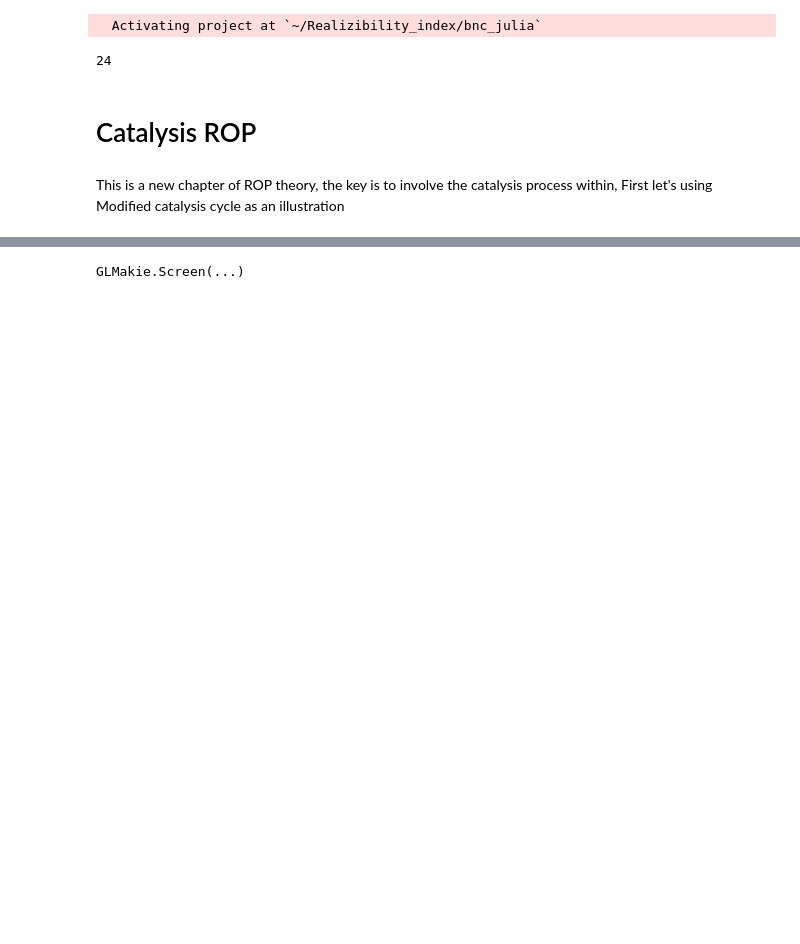
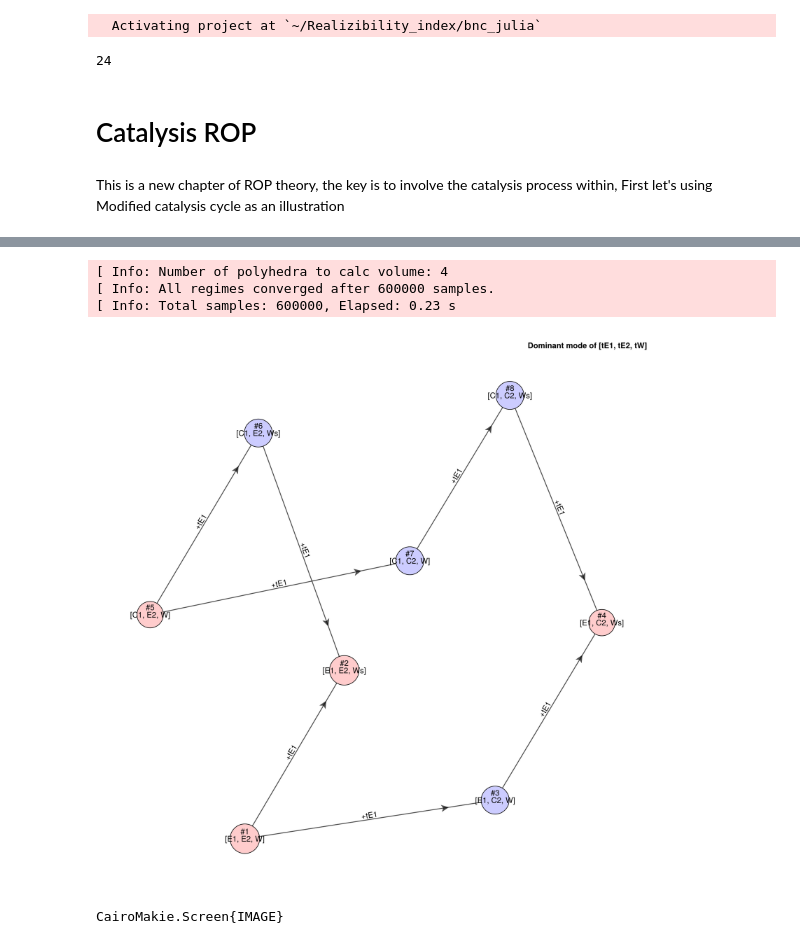
Before and after one commit to Qinguo25/BindingAndCatalysis.jl, a Jupyter notebook: Examples/Covelant_modified_cycle.ipynb, the cells around one changed output, grey strips where cells are left out. Drawn from its saved outputs; the diff is of its cells as text; code cells hidden in the pictures; blank space fills up the shorter version.

```diff
--- a/Examples/Covelant_modified_cycle.ipynb
+++ b/Examples/Covelant_modified_cycle.ipynb
@@ -22,8 +22,11 @@ K_sym = [:K1,:K2,:k]
 N = [ 1    0    1   0    -1    0
       0    1    0   1     0   -1
       0    0    0   0     -1   1 ]
+# L = [ 1    0    0   0     1   0
+#       0    1    0   0     0   1
+#       0    0    1   1     1   1]
 L = [ 1    0    0   0     1   0
       0    1    0   0     0   1
-      0    0    1   1     1   1]
+      0    0    1   1     0   0]
 cmodel = Bnc(N=N,L=L,x_sym=x_sym,q_sym=q_sym,K_sym=K_sym)
 # %% [output]
@@ -50,5 +67,5 @@ Number of reactions (r): 3
   - Singular +  Non-Asymptotic: 0
 -----------------------------------------------
 # %%
-grh = get_qK_neighbor_grh(cmodel,1)
+grh = SISO_graph(cmodel, :tE1)
 # %% [output]
@@ -58,5 +127,10 @@ using GLMakie
 # %%
-f,ax,p = draw_vertices_neighbor_graph(cmodel,grh)
+f,ax,p = draw_vertices_neighbor_graph(grh)
+add_vertices_idx!(ax,p)
 display(f)
 # %% [output]
-GLMakie.Screen(...)
+[ Info: Number of polyhedra to calc volume: 4
+[ Info: All regimes converged after 600000 samples.
+[ Info: Total samples: 600000, Elapsed: 0.23 s
+[figure, added]
+CairoMakie.Screen{IMAGE}
```
Also changed, not shown: parts of 33 cells of this notebook, 8 other files.
